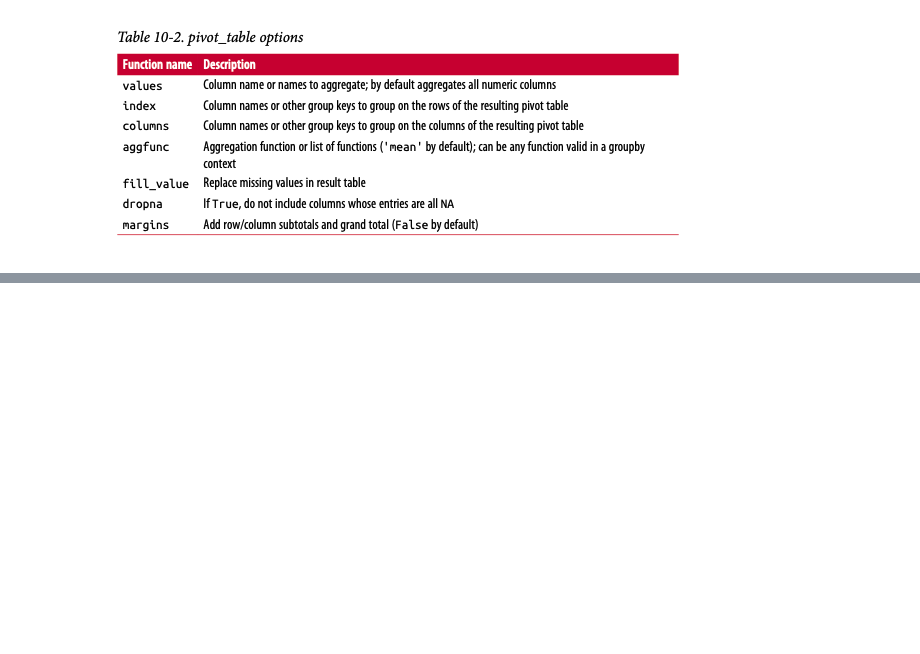
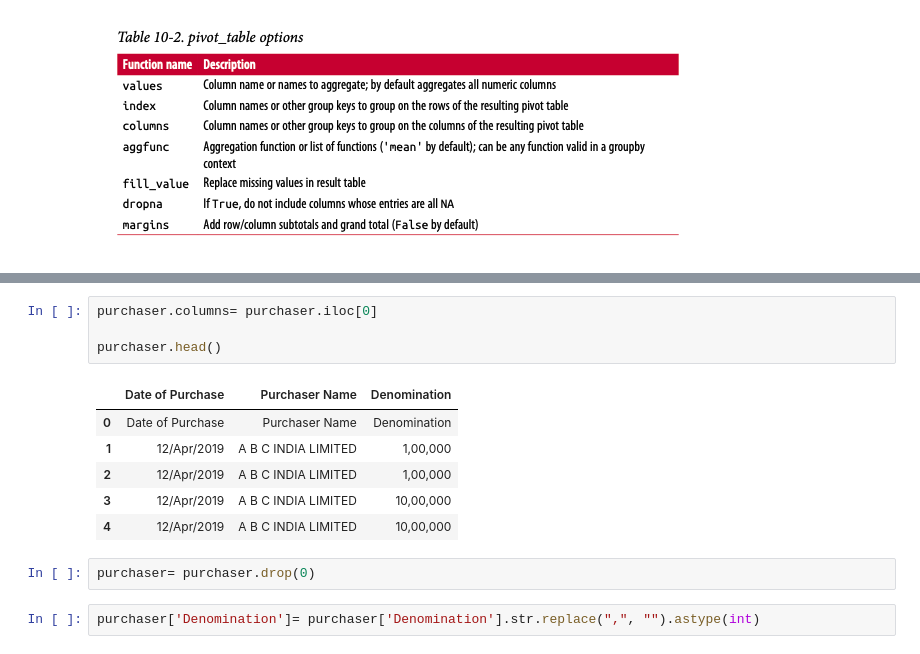
Before and after one commit to SaurVer/My_python_journey, a Jupyter notebook: Assignment_1/Python for Data Analysis by Wes mikkney/Chapter 10: Data Aggregation and Group Operations.ipynb, the cells around one changed output, grey strips where cells are left out. Cells and saved outputs as stored; diff of their text form; blank space fills up the shorter version.

```diff
--- a/Assignment_1/Python for Data Analysis by Wes mikkney/Chapter 10: Data Aggregation and Group Operations.ipynb
+++ b/Assignment_1/Python for Data Analysis by Wes mikkney/Chapter 10: Data Aggregation and Group Operations.ipynb
@@ -1109,0 +1170,15 @@ tip_data.pivot_table(index=['day', 'time'], values=['tip_percent', 'tip'], colum
+# %%
+purchaser.columns= purchaser.iloc[0]
+
+purchaser.head()
+# %% [output]
+|  | Date of Purchase | Purchaser Name | Denomination |
+| 0 | Date of Purchase | Purchaser Name | Denomination |
+| 1 | 12/Apr/2019 | A B C INDIA LIMITED | 1,00,000 |
+| 2 | 12/Apr/2019 | A B C INDIA LIMITED | 1,00,000 |
+| 3 | 12/Apr/2019 | A B C INDIA LIMITED | 10,00,000 |
+| 4 | 12/Apr/2019 | A B C INDIA LIMITED | 10,00,000 |
+# %%
+purchaser= purchaser.drop(0)
+# %%
+purchaser['Denomination']= purchaser['Denomination'].str.replace(",", "").astype(int)
```
Also changed, not shown: parts of 12 cells of this notebook.
